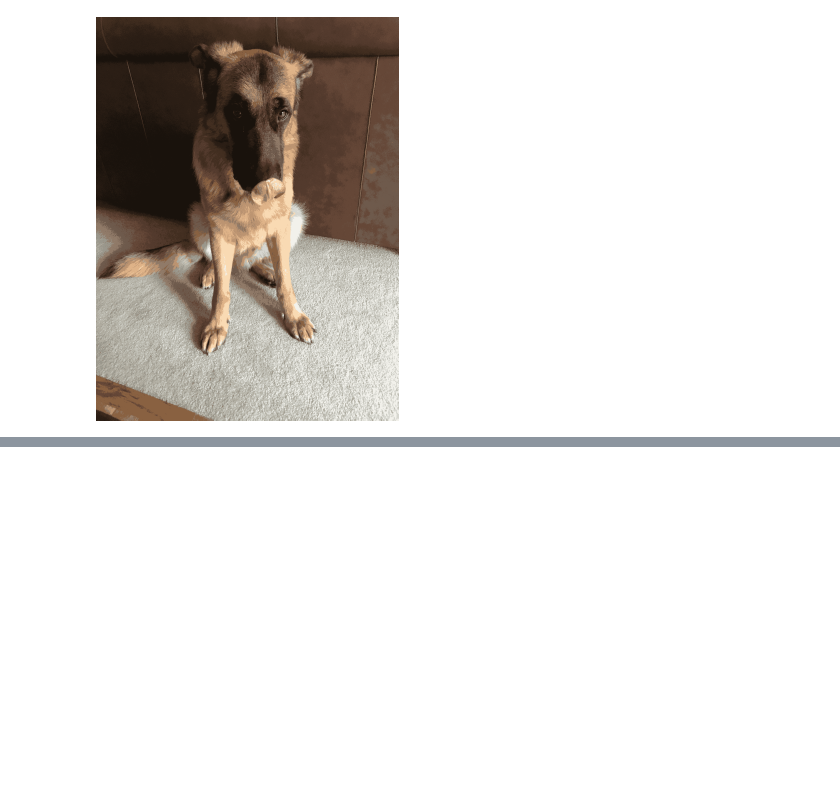
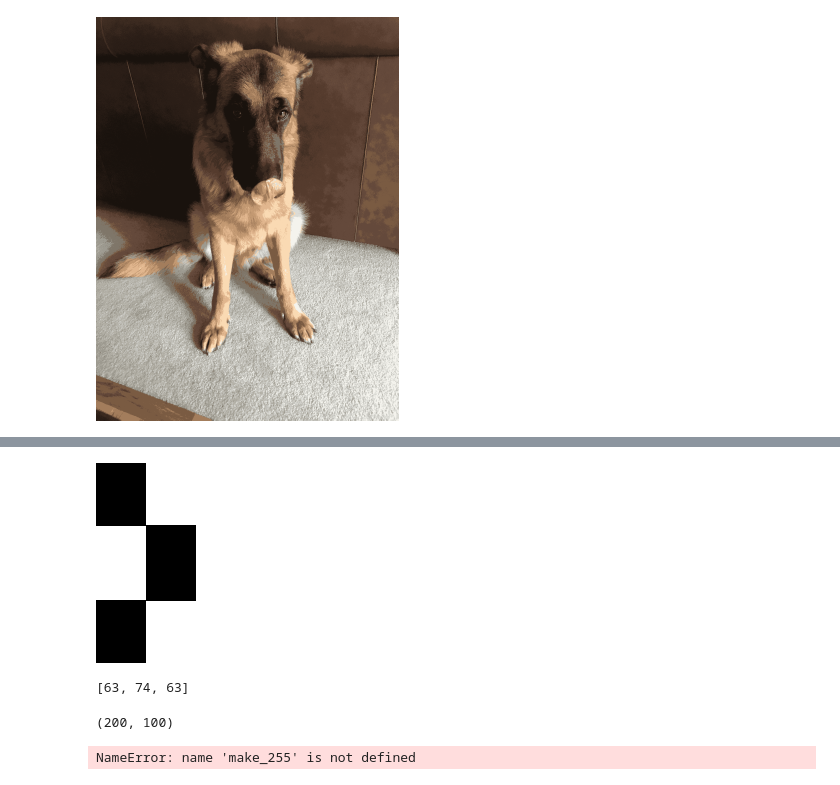
Before and after one commit to timothy-salazar/image_tinkering, a Jupyter notebook: more_image_tinkering.ipynb, the cells around one changed output, grey strips where cells are left out. Drawn from its saved outputs; the diff is of its cells as text; code cells hidden in the pictures; blank space fills up the shorter version.

```diff
--- a/more_image_tinkering.ipynb
+++ b/more_image_tinkering.ipynb
@@ -115,0 +247,35 @@ What we really want isn't to reduce the color pallete for the entire image, but
+# %%
+from PIL import Image, ImageDraw, ImageFont
+
+def character_bitmap(
+        char: str,
+        font_path: str,
+        font_size: int):
+    """ Input:
+            char: str - the character for which we want a bitmap
+            font_path: str - the path to the font file for which we want to
+                generate a bitmap
+            font_size: int - the height of the character
+    """
+    font = ImageFont.truetype(font_path, font_size)
+    font_len = int(font.getlength(char))
+    font_height = int(font_size)
+    out = Image.new("L", (font_len, font_height))
+    d = ImageDraw.Draw(out)
+    d.text((0, 0), char, font=font, fill=255)
+    # If we just take np.asarray(out) we get an array of values between
+    # 0 and 255 (there are some intermediate values on the edges).
+    # I don't know how to tell PIL that I only want 1s or 0s, so I'm
+    # just dividing by 255 and rounding.
+    # This probably isn't a GREAT assumption, but ¯\_(ツ)_/¯
+    return np.asarray(out)
+
+def transformed_bitmap(arr):
+    w,h = arr.shape
+    return np.round(np.asarray(arr)/255).astype(np.uint8).reshape((w*h,))
+
+def get_character_bitmap(
+        char: str,
+        font_path: str,
+        font_size: int):
+    return transformed_bitmap(character_bitmap(char,font_path,font_size))
@@ -115,0 +499,5 @@ What we really want isn't to reduce the color pallete for the entire image, but
+# %%
+make_255 = lambda img_arr: (img_arr*255).astype(np.uint8) # converts back to int 0-255
+Image.fromarray(make_255(array))
+# %% [output]
+[figure, added]
@@ -115,0 +515,8 @@ What we really want isn't to reduce the color pallete for the entire image, but
+# %%
+counts
+# %% [output]
+[63, 74, 63]
+# %%
+array.shape
+# %% [output]
+(200, 100)
@@ -115,0 +531,4 @@ What we really want isn't to reduce the color pallete for the entire image, but
+# %%
+Image.fromarray(make_255(new_img))
+# %% [output]
+NameError: name 'make_255' is not defined
```
Also changed, not shown: parts of 55 cells of this notebook, 6 other files.
